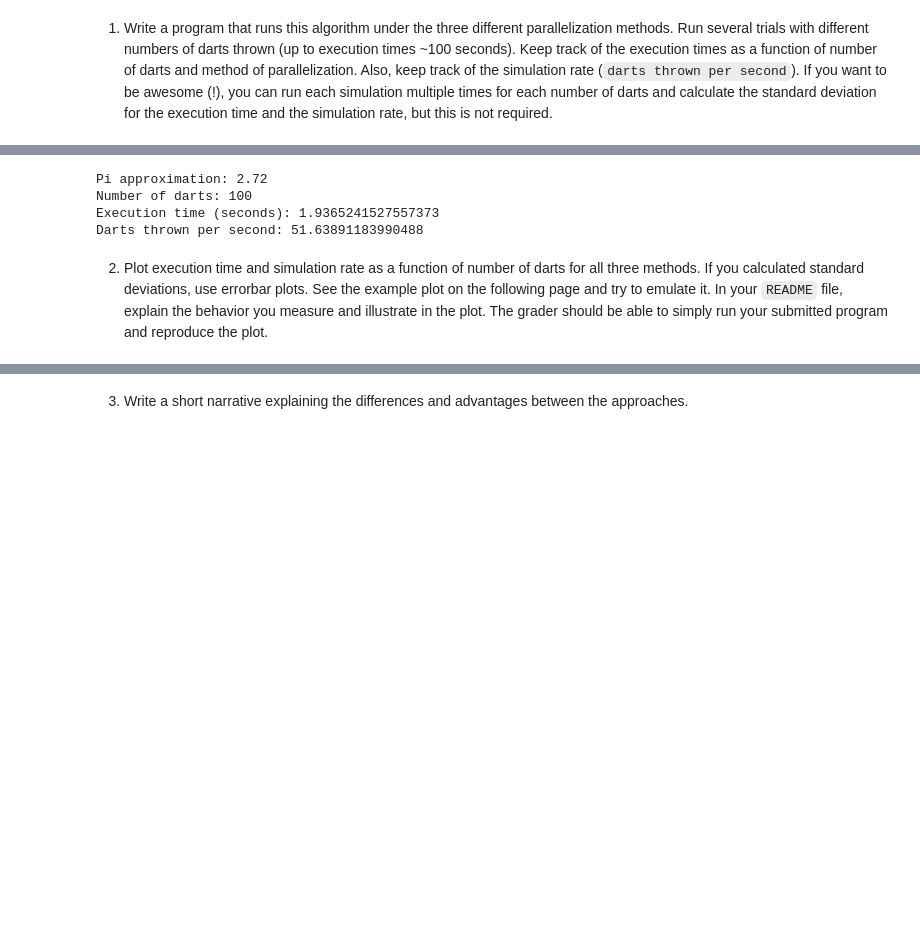
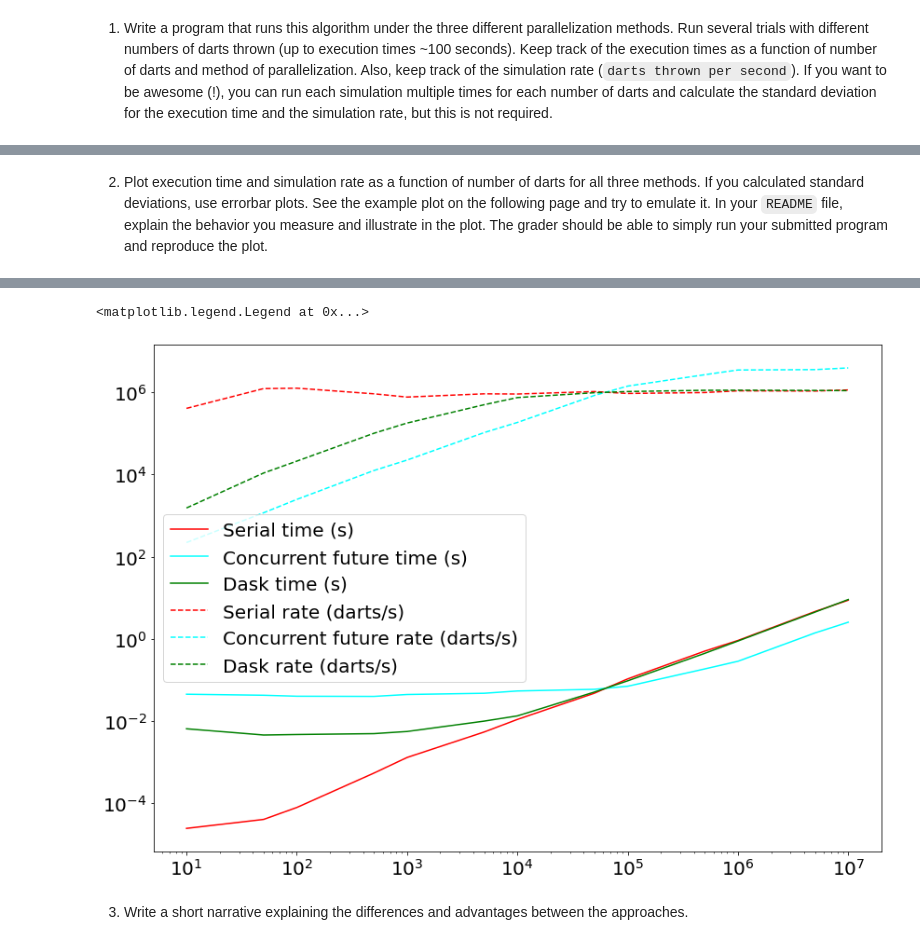
Before and after one commit to haoxing-du/ay250-homework, a Jupyter notebook: hw_4/hw_4_parallelism.ipynb, the cells around one changed output, grey strips where cells are left out. Drawn from its saved outputs; the diff is of its cells as text; code cells hidden in the pictures; blank space fills up the shorter version.

```diff
--- a/hw_4/hw_4_parallelism.ipynb
+++ b/hw_4/hw_4_parallelism.ipynb
@@ -49,56 +128,34 @@ Darts thrown per second: 506227.9997175757
-# %%
-import multiprocessing as mp
-from multiprocessing import Pool
-from random import uniform
-from math import sqrt
-from time import time
-
-n_darts = 100
-
-n_darts_in_circle = 0
-
-
-def mp_throw_dart(q):
-    x, y = uniform(0,1), uniform(0,1)
-    if sqrt((x-0.5)**2 + (y-0.5)**2) <= 0.5:
-        q.put(1)
-        return
-    else:
-        q.put(0)
-        return
-
-start_time = time()
-
-q = mp.Queue()
-pool = Pool(4)
-
-for n in range(n_darts):
-    pool.apply_async(mp_throw_dart, [q])
-    #p = mp.Process(target=mp_throw_dart, args=(q,))
-    #p.start()
-    #p.join()
-
-while not q.empty():
-    n_darts_in_circle += q.get()
-
-end_time = time()
-
-exec_time = end_time - start_time
-
-pi_approx = 4 * n_darts_in_circle / n_darts
-
-print("Pi approximation:", pi_approx)
-print("Number of darts:", n_darts)
-print("Execution time (seconds):", exec_time)
-print("Darts thrown per second:", n_darts/exec_time)
-# %% [output]
-Pi approximation: 2.72
-Number of darts: 100
-Execution time (seconds): 1.9365241527557373
-Darts thrown per second: 51.63891183990488
 # %% [markdown]
 2. Plot execution time and simulation rate as a function of number of darts for all three methods. If you calculated standard deviations, use errorbar plots. See the example plot on the following page and try to emulate it. In your `README` file, explain the behavior you measure and illustrate in the plot. The grader should be able to simply run your submitted program and reproduce the plot.
 # %% [markdown]
 ![image.png](attachment:image.png)
+# %%
+n_workers = 8
+
+n_darts_list = [10,50,100,500,1000,5000,10000,50000,100000,500000,1000000,5000000,10000000]
+
+serial_times  = [mc_dart_serial(n) for n in n_darts_list]
+cf_times = [mc_dart_cf(n) for n in n_darts_list]
+dask_times = [mc_dart_dask(n) for n in n_darts_list]
+
+serial_rates = [n_darts_list[i]/serial_times[i] for i in range(len(n_darts_list))]
+cf_rates = [n_darts_list[i]/cf_times[i] for i in range(len(n_darts_list))]
+dask_rates = [n_darts_list[i]/dask_times[i] for i in range(len(n_darts_list))]
+# %%
+import matplotlib.pyplot as plt
+import matplotlib
+
+f, ax = plt.subplots(figsize=(14,10))
+matplotlib.rcParams.update({'font.size': 20})
+ax.loglog(n_darts_list, serial_times, color='red', label='Serial time (s)')
+ax.loglog(n_darts_list, cf_times, color='cyan', label='Concurrent future time (s)')
+ax.loglog(n_darts_list, dask_times, color='green', label='Dask time (s)')
+ax.loglog(n_darts_list, serial_rates, color='red', linestyle='dashed', label='Serial rate (darts/s)')
+ax.loglog(n_darts_list, cf_rates, color='cyan', linestyle='dashed', label='Concurrent future rate (darts/s)')
+ax.loglog(n_darts_list, dask_rates, color='green', linestyle='dashed', label='Dask rate (darts/s)')
+plt.legend()
+# %% [output]
+<matplotlib.legend.Legend at 0x...>
+[figure, added]
 # %% [markdown]
 3. Write a short narrative explaining the differences and advantages between the approaches.
```
Also changed, not shown: parts of 2 cells of this notebook.
